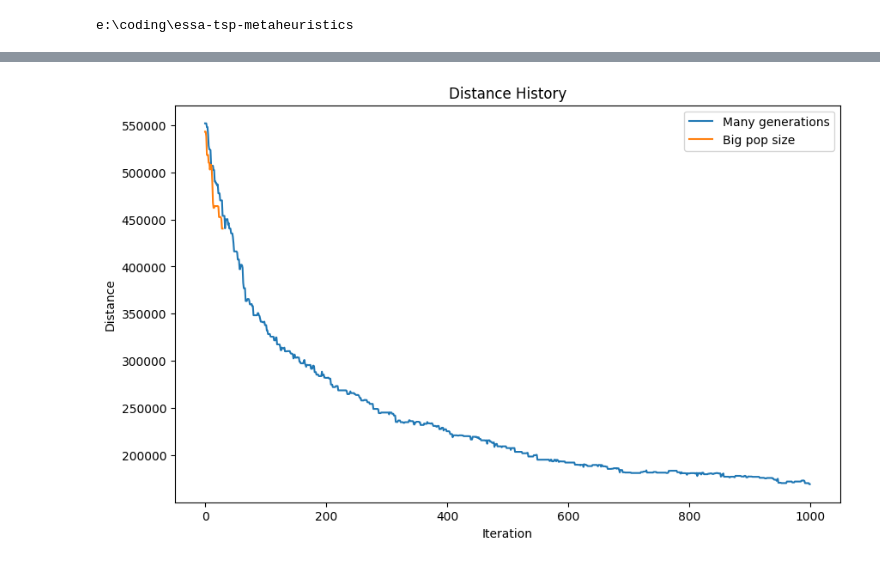
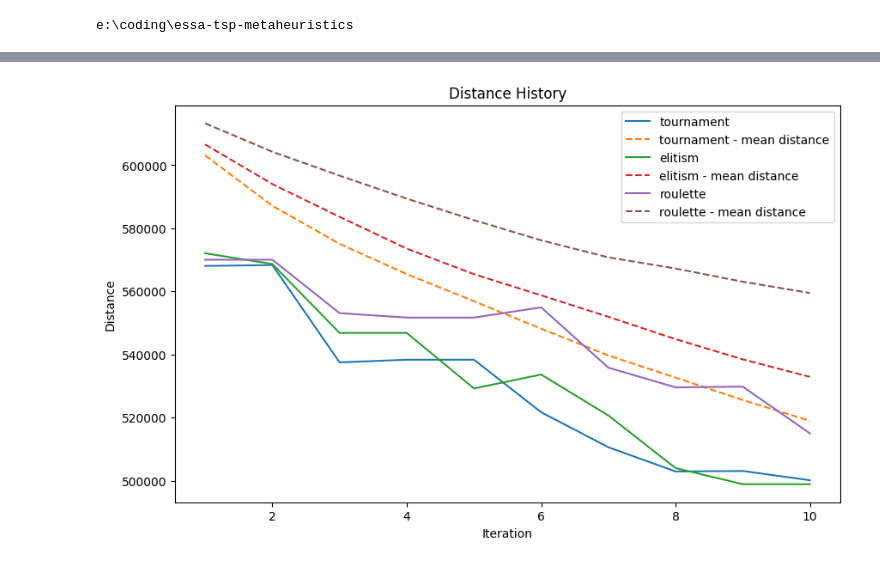
Before and after one commit to PanNorek/essa-tsp-metaheuristics, a Jupyter notebook: notebooks/tmp.ipynb, the cells around one changed output, grey strips where cells are left out. Cells and saved outputs as stored; diff of their text form; code cells hidden in the pictures.

Commit message:
Add new plotting method for genetic algorithm

```diff
--- a/notebooks/tmp.ipynb
+++ b/notebooks/tmp.ipynb
@@ -62,0 +13,12 @@ Final population: Individual(path: 27...25, distance: 440256.20)
+# %%
+INIT_POP_SIZE = 250
+POP_SIZE = 500
+NO_GENERATIONS = 5
+SELECTION_METHOD = "tournament"
+CROSSOVER_RATE = .9
+ELITE_SIZE = None
+TOURNAMENT_SIZE = 5
+MUTATION_RATE = .15
+NEIGH_TYPE = "simple"
+RANDOM_STATE = 42
+VERBOSE = True
@@ -62,0 +69,12 @@ Final population: Individual(path: 27...25, distance: 440256.20)
+# %%
+INIT_POP_SIZE = 250
+POP_SIZE = 500
+NO_GENERATIONS = 1000
+SELECTION_METHOD = ["tournament", "elitism", "roulette"] # in this case, we will compare 3 different values of SELECTION_METHOD
+CROSSOVER_RATE = .9
+ELITE_SIZE = None
+TOURNAMENT_SIZE = 5
+MUTATION_RATE = .15
+NEIGH_TYPE = "simple"
+RANDOM_STATE = 42
+VERBOSE = True
@@ -62,0 +83,18 @@ Final population: Individual(path: 27...25, distance: 440256.20)
+# %%
+results = []
+for benchmarking_parameter in SELECTION_METHOD: #replace SELECTION_METHOD with any other parameter you want to compare
+    ga = GeneticAlgorithm(
+        init_pop_size=INIT_POP_SIZE,
+        pop_size=POP_SIZE,
+        no_generations=NO_GENERATIONS,
+        selection_method=benchmarking_parameter,  # I'am comparing different values of SELECTION_METHOD, but you can compare any other parameter
+        crossover_rate=CROSSOVER_RATE,
+        elite_size=ELITE_SIZE,
+        tournament_size=TOURNAMENT_SIZE,
+        mutation_rate=MUTATION_RATE,
+        neigh_type=NEIGH_TYPE,
+        random_state=RANDOM_STATE,
+        verbose=VERBOSE,
+    )
+    some_result = ga.solve(distances)
+    results.append(some_result) # Results are stored in a list
@@ -63,5 +150,5 @@ Final population: Individual(path: 27...25, distance: 440256.20)
 # %%
 dhp = DistanceHistoryPlotter()
-dhp.plot([a,b], labels=["Many generations","Big pop size"])
+dhp.plot(results, labels=SELECTION_METHOD)
 # %% [output]
-[figure, old version]
+[figure, new version]
```
Also changed, not shown: parts of 18 cells of this notebook, 7 other files.
